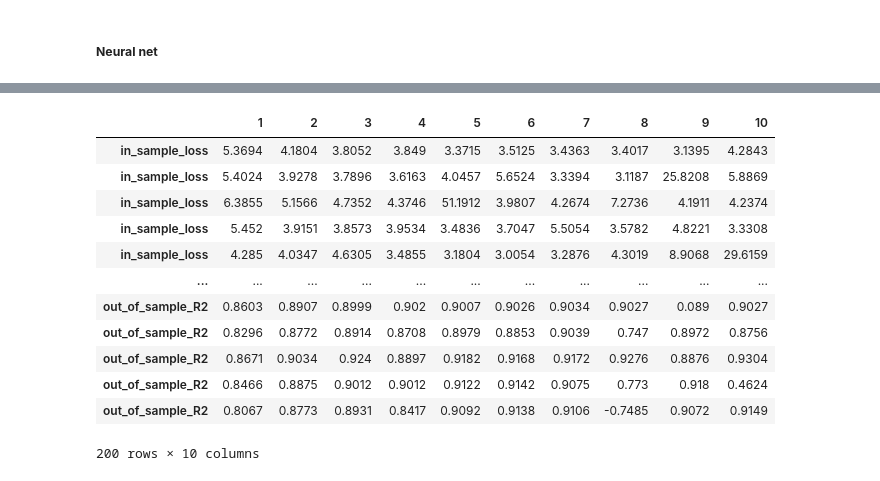
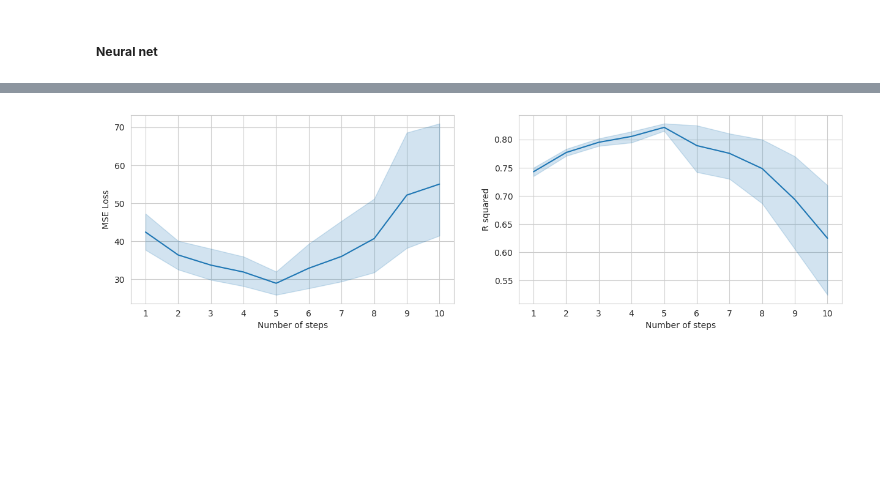
Before and after one commit to RitaMargari/urban-facilities-provision, a Jupyter notebook: main.ipynb, the cells around one changed output, grey strips where cells are left out. Cells and saved outputs as stored; diff of their text form; code cells hidden in the pictures; blank space fills up the shorter version.

```diff
--- a/main.ipynb
+++ b/main.ipynb
@@ -528,22 +513,9 @@ with open('model_output/dcgm/dcgm_balancing_layers_10.json', "w") as outfile:
 # %%
 dcgm_balancing_layers = prepate_metrics_table('model_output/dcgm/dcgm_balancing_layers_10.json', aggregate=False).T
 dcgm_balancing_layers.columns = [1, 2, 3, 4, 5, 6, 7, 8, 9, 10]
-# %%
-dcgm_balancing_layers
-# %% [output]
-|  | 1 | 2 | 3 | 4 | 5 | 6 | 7 | 8 | 9 | 10 |
-| in_sample_loss | 5.3694 | 4.1804 | 3.8052 | 3.849 | 3.3715 | 3.5125 | 3.4363 | 3.4017 | 3.1395 | 4.2843 |
-| in_sample_loss | 5.4024 | 3.9278 | 3.7896 | 3.6163 | 4.0457 | 5.6524 | 3.3394 | 3.1187 | 25.8208 | 5.8869 |
-| in_sample_loss | 6.3855 | 5.1566 | 4.7352 | 4.3746 | 51.1912 | 3.9807 | 4.2674 | 7.2736 | 4.1911 | 4.2374 |
-| in_sample_loss | 5.452 | 3.9151 | 3.8573 | 3.9534 | 3.4836 | 3.7047 | 5.5054 | 3.5782 | 4.8221 | 3.3308 |
-| in_sample_loss | 4.285 | 4.0347 | 4.6305 | 3.4855 | 3.1804 | 3.0054 | 3.2876 | 4.3019 | 8.9068 | 29.6159 |
-| ... | ... | ... | ... | ... | ... | ... | ... | ... | ... | ... |
-| out_of_sample_R2 | 0.8603 | 0.8907 | 0.8999 | 0.902 | 0.9007 | 0.9026 | 0.9034 | 0.9027 | 0.089 | 0.9027 |
-| out_of_sample_R2 | 0.8296 | 0.8772 | 0.8914 | 0.8708 | 0.8979 | 0.8853 | 0.9039 | 0.747 | 0.8972 | 0.8756 |
-| out_of_sample_R2 | 0.8671 | 0.9034 | 0.924 | 0.8897 | 0.9182 | 0.9168 | 0.9172 | 0.9276 | 0.8876 | 0.9304 |
-| out_of_sample_R2 | 0.8466 | 0.8875 | 0.9012 | 0.9012 | 0.9122 | 0.9142 | 0.9075 | 0.773 | 0.918 | 0.4624 |
-| out_of_sample_R2 | 0.8067 | 0.8773 | 0.8931 | 0.8417 | 0.9092 | 0.9138 | 0.9106 | -0.7485 | 0.9072 | 0.9149 |
-200 rows × 10 columns
+# %%
+ilp_balancing_layers = prepate_metrics_table('model_output/ilp/ilp_balancing_layers_10.json', aggregate=False).T
+ilp_balancing_layers.columns = [1, 2, 3, 4, 5, 6, 7, 8, 9, 10]
 # %%
 def prepate_metrics_table(path, aggregate=True):
 
@@ -608,2 +584,6 @@ def plot_conf_int(df):
     plt.show()
+# %%
+plot_conf_int(ilp_balancing_layers, 'ilp_balancing_layers.png')
+# %% [output]
+[figure, added]
 # %%
```
Also changed, not shown: parts of 19 cells of this notebook.
